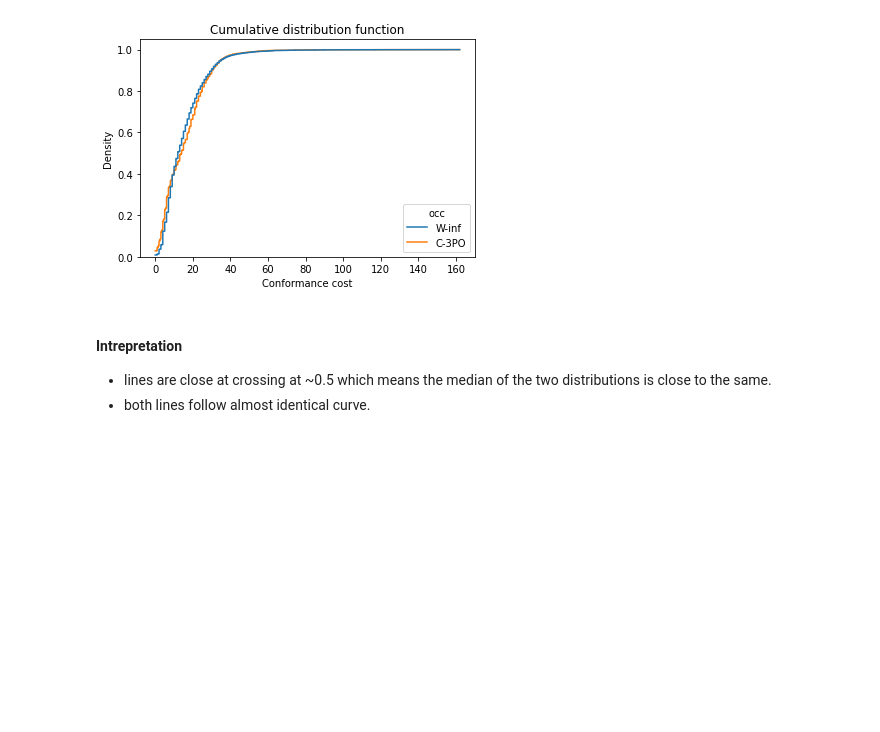
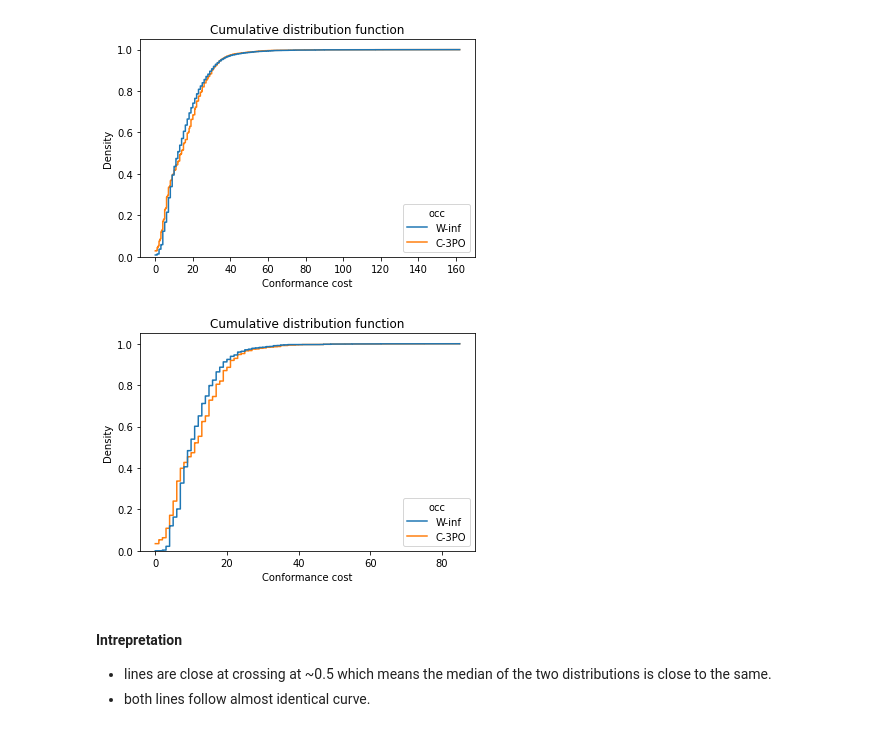
Before and after one commit to MaxTNielsen/ConformanceCheckingUsingTries, a Jupyter notebook: Jupyter/comparative_analysis.ipynb, the cells around one changed output. Saved outputs shown, nothing was run; the diff lists cells and outputs as text; code cells hidden in the pictures; blank space fills up the shorter version.

```diff
--- a/Jupyter/comparative_analysis.ipynb
+++ b/Jupyter/comparative_analysis.ipynb
@@ -17,13 +17,15 @@ PREFIX_ALIGN_DIR = os.path.join(INPUT_DIR, 'prefix-alignment')
 PREFIX_W_1_DIR = os.path.join(PREFIX_ALIGN_DIR, 'window-size-1')
 PREFIX_W_INF_DIR = os.path.join(PREFIX_ALIGN_DIR, 'window-size-maximum')
 HMMCONF_DIR = os.path.join(INPUT_DIR,'hmmconf')
-C_3PO_DIR = os.path.join(INPUT_DIR,'C-3PO')
+C_3PO_DIR = os.path.join(INPUT_DIR,'C-3PO', 'old')
+C_3PO_DIR_NEW = os.path.join(INPUT_DIR,'C-3PO', 'new')
 BP_DIR = os.path.join(INPUT_DIR,'bp')
 
 #LOGS = ["BPI_2012","BPI_2017","M1","M2","M4","M8","M9"]
 NOT_BP_LOGS = ['M4','M9']
 LOGS = ["BPI_2017","BPI_2012","M1","M2","M8"]
 LOG_TYPES = ['completenes20', 'completeness50', 'sim']
+COMPLETENESS_LOGS = ["completenes20","completeness50"]
 # %%
 #!jt -t grade3
 #!jt -t chesterish
@@ -47,14 +49,16 @@ Additional:
 # %%
 from IPython.utils import io
 
-occ_output_dirs = [C_3PO_DIR, PREFIX_W_1_DIR, PREFIX_W_INF_DIR, HMMCONF_DIR, BP_DIR]
+occ_output_dirs = [C_3PO_DIR, C_3PO_DIR_NEW, PREFIX_W_1_DIR, PREFIX_W_INF_DIR, HMMCONF_DIR, BP_DIR]
 with io.capture_output() as captured:
     C_3PO_df = get_occ_dfs(occ_output_dirs[0], True)
 
-    pref_w_1_df = get_occ_dfs(occ_output_dirs[1])
+    C_3PO_new_df = get_occ_dfs(occ_output_dirs[1], True)
 
-    pref_w_inf_df = get_occ_dfs(occ_output_dirs[2])
+    pref_w_1_df = get_occ_dfs(occ_output_dirs[2])
 
-    hmmconf_df = get_hmmconf_df(occ_output_dirs[3])
+    pref_w_inf_df = get_occ_dfs(occ_output_dirs[3])
 
-    BP_df = get_bp_df(occ_output_dirs[4])
+    hmmconf_df = get_hmmconf_df(occ_output_dirs[4])
+
+    BP_df = get_bp_df(occ_output_dirs[5])
@@ -797,6 +863,15 @@ sns.histplot(x='Conformance cost', data=cumu_df, hue='occ', bins=len(cumu_df), s
 plt.title("Cumulative distribution function");
 # %% [output]
 [figure]
+# %%
+"""completenes logs"""
+cumu_df = cumu_df[cumu_df.log_type.isin(COMPLETENESS_LOGS)]
+
+sns.histplot(x='Conformance cost', data=cumu_df, hue='occ', bins=len(cumu_df), stat="density",
+             element="step", fill=False, cumulative=True, common_norm=False);
+plt.title("Cumulative distribution function");
+# %% [output]
+[figure, added]
 # %% [markdown]
 #### Intrepretation
 
```
Also changed, not shown: parts of 7 cells of this notebook, 3 other files.
